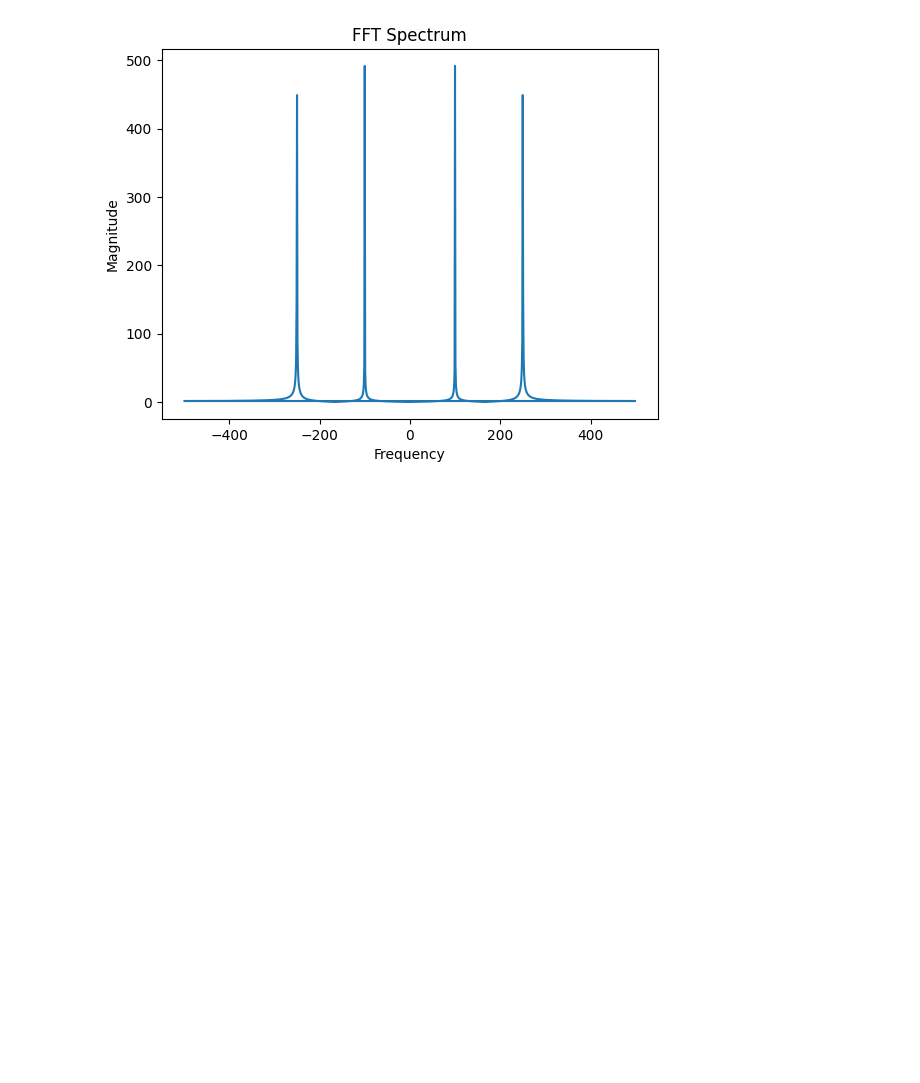
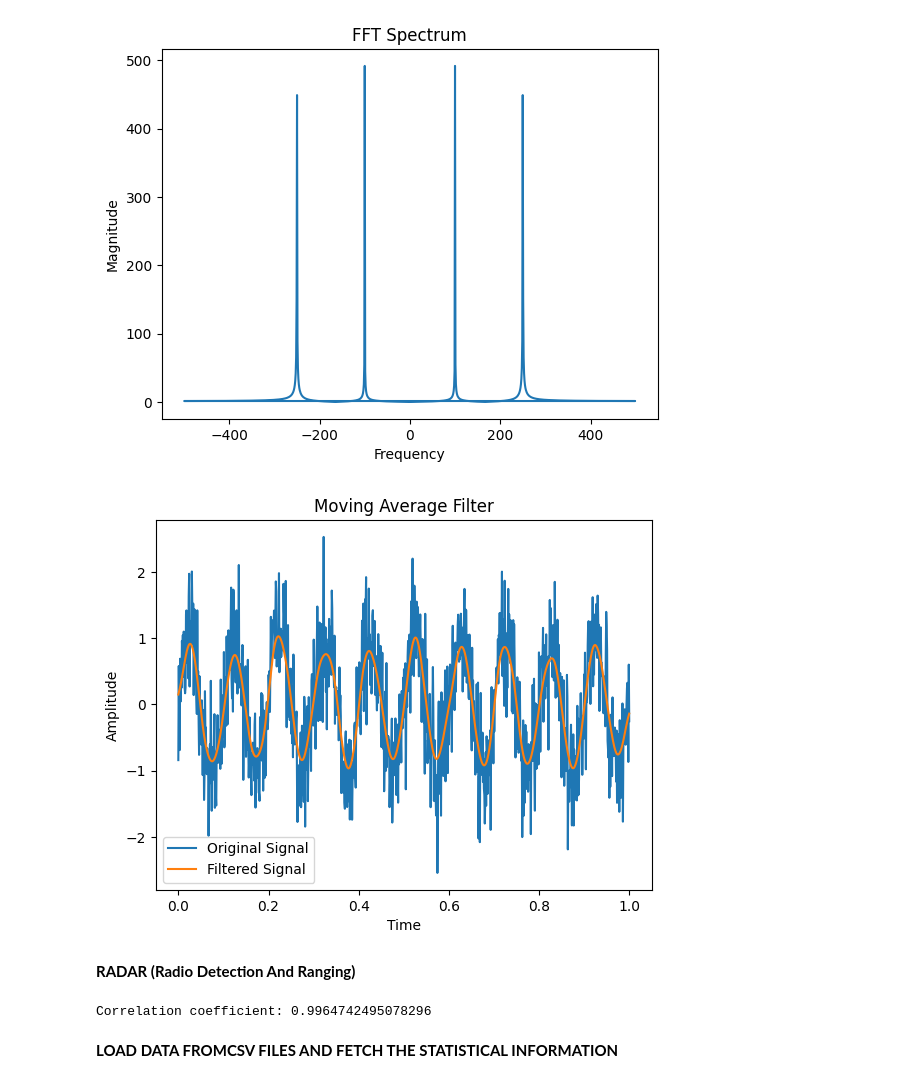
Before and after one commit to Niki-098/Numpy, a Jupyter notebook: NUMPY_1.ipynb, the cells around one changed output. Drawn from its saved outputs; the diff is of its cells as text; code cells hidden in the pictures; blank space fills up the shorter version.

```diff
--- a/NUMPY_1.ipynb
+++ b/NUMPY_1.ipynb
@@ -572,3 +572,80 @@ plt.show()
 # %% [output]
 [figure]
 [figure]
+# %%
+#Using hann method
+
+import numpy as np
+from scipy import signal
+import matplotlib.pyplot as plt
+
+
+# Generate a signal with noise
+t = np.linspace(0, 1, 1000)
+signal_wave = np.sin(2 * np.pi * 10 * t) + np.random.normal(0, 0.5, len(t))
+
+
+# Define the window for the moving average filter
+window = signal.windows.hann(50)
+
+
+# Apply the moving average filter
+filtered_signal = signal.convolve(signal_wave, window, mode='same') / sum(window)
+
+
+# Plot the original and filtered signals
+plt.plot(t, signal_wave, label='Original Signal')
+plt.plot(t, filtered_signal, label='Filtered Signal')
+plt.xlabel('Time')
+plt.ylabel('Amplitude')
+plt.title('Moving Average Filter')
+plt.legend()
+plt.show()
+# %% [output]
+[figure, added]
+# %% [markdown]
+**RADAR (Radio Detection And Ranging)**
+# %%
+import numpy as np
+
+
+def calculate_correlation(vector1, vector2):
+    if len(vector1) != len(vector2):
+        raise ValueError("Vectors must have the same length.")
+
+
+    n = len(vector1)
+
+
+    # Calculate the means
+    mean1 = np.mean(vector1)
+    mean2 = np.mean(vector2)
+
+
+    # Calculate the standard deviations
+    std1 = np.std(vector1)
+    std2 = np.std(vector2)
+
+
+    # Calculate the covariance
+    covariance = np.sum((vector1 - mean1) * (vector2 - mean2)) / n
+
+
+    # Calculate the correlation coefficient
+    correlation = covariance / (std1 * std2)
+
+
+    return correlation
+
+
+# Example usage
+vector1 = [1,2,3,4,5]
+vector2 = [1,23,56,77,98]
+
+
+correlation = calculate_correlation(vector1, vector2)
+print("Correlation coefficient:", correlation)
+# %% [output]
+Correlation coefficient: 0.9964742495078296
+# %% [markdown]
+**LOAD DATA FROMCSV FILES AND FETCH THE STATISTICAL INFORMATION**
```
Also changed, not shown: parts of 10 cells of this notebook.
